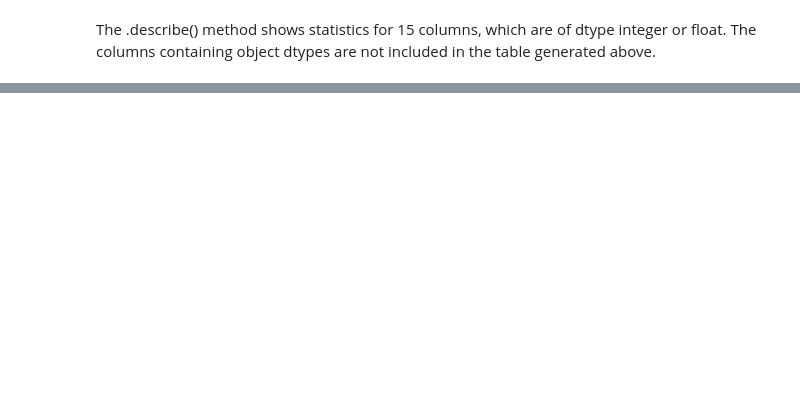
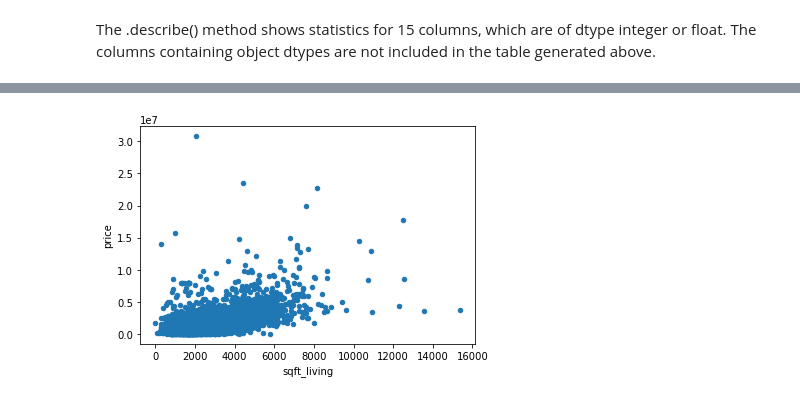
Before and after one commit to jbenedito99/dsc-phase-2-project-v2-5, a Jupyter notebook: student.ipynb, the cells around one changed output, grey strips where cells are left out. Drawn from its saved outputs; the diff is of its cells as text; code cells hidden in the pictures; blank space fills up the shorter version.

```diff
--- a/student.ipynb
+++ b/student.ipynb
@@ -81,0 +111,5 @@ Next, I will perform a correlation between sale price and the integer and float
+# %%
+# scatterplot to visualize relationship between sqft_living and price
+house_data.plot.scatter(x='sqft_living', y='price');
+# %% [output]
+[figure, added]
```
Also changed, not shown: parts of 25 cells of this notebook.
